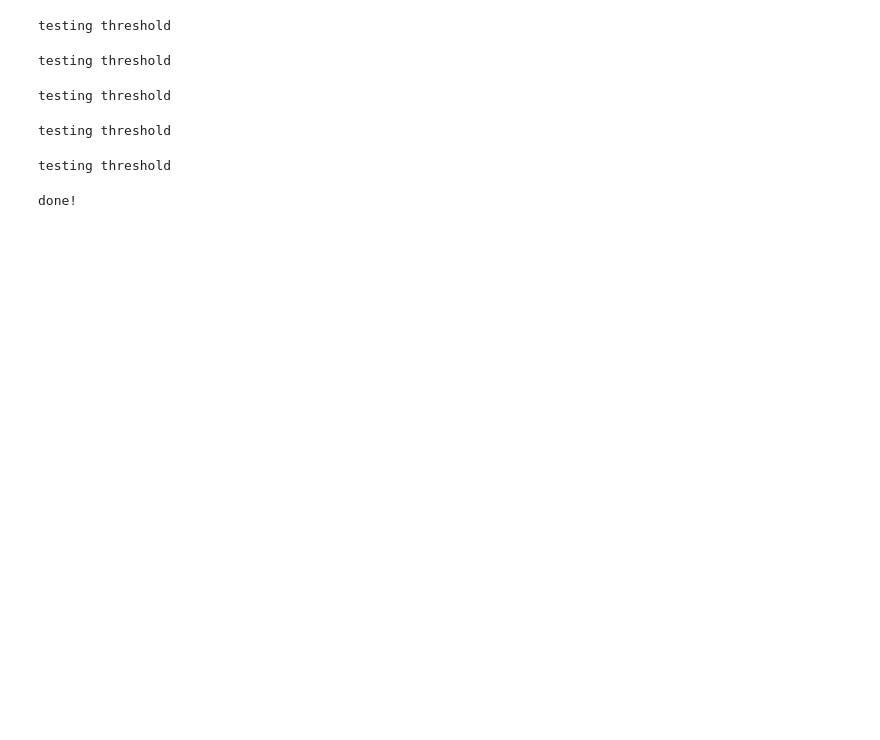
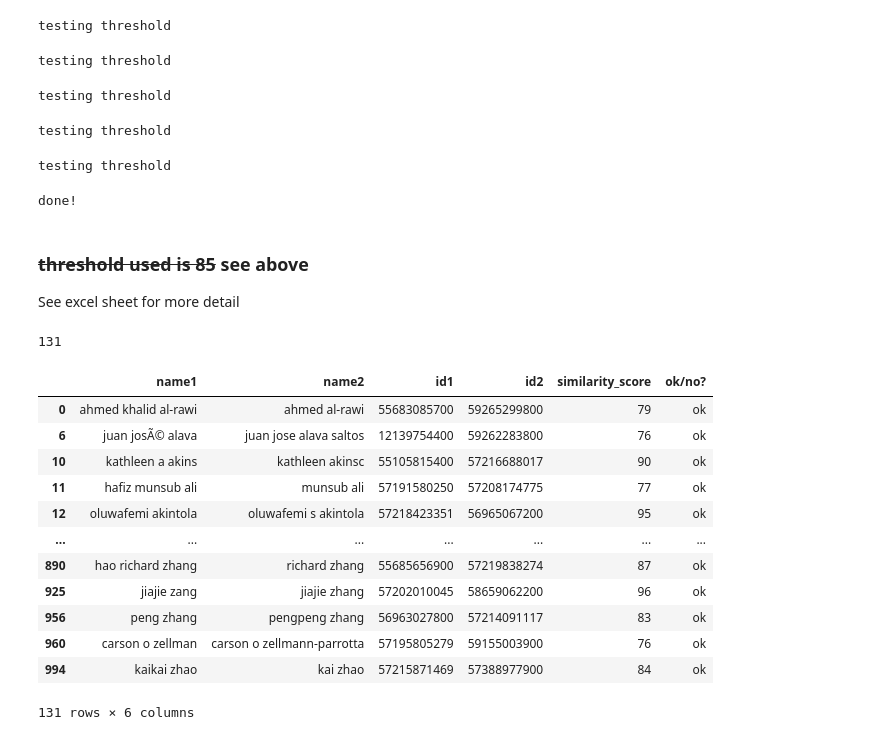
Before and after one commit to taniapoc/author_names, a Jupyter notebook: author_names.ipynb, the cells around one changed output. Cells and saved outputs as stored; diff of their text form; code cells hidden in the pictures; blank space fills up the shorter version.

```diff
--- a/author_names.ipynb
+++ b/author_names.ipynb
@@ -850,3 +845,29 @@ testing threshold
 testing threshold
 testing threshold
 done!
+# %% [markdown]
+### ~~threshold used is 85~~ see above
+See excel sheet for more detail
+# %%
+matches = pd.read_excel("sv name resolution threshold check.xlsx", sheet_name="75").drop(columns=['Unnamed: 6', 'Unnamed: 7', 'Unnamed: 8', 'Unnamed: 9'])
+
+matches = matches[matches['ok/no? '] == "ok"]
+
+print(len(matches))
+
+display(matches)
+# %% [output]
+131
+|  | name1 | name2 | id1 | id2 | similarity_score | ok/no? |
+| 0 | ahmed khalid al-rawi | ahmed al-rawi | 55683085700 | 59265299800 | 79 | ok |
+| 6 | juan josÃ© alava | juan jose alava saltos | 12139754400 | 59262283800 | 76 | ok |
+| 10 | kathleen a akins | kathleen akinsc | 55105815400 | 57216688017 | 90 | ok |
+| 11 | hafiz munsub ali | munsub ali | 57191580250 | 57208174775 | 77 | ok |
+| 12 | oluwafemi akintola | oluwafemi s akintola | 57218423351 | 56965067200 | 95 | ok |
+| ... | ... | ... | ... | ... | ... | ... |
+| 890 | hao richard zhang | richard zhang | 55685656900 | 57219838274 | 87 | ok |
+| 925 | jiajie zang | jiajie zhang | 57202010045 | 58659062200 | 96 | ok |
+| 956 | peng zhang | pengpeng zhang | 56963027800 | 57214091117 | 83 | ok |
+| 960 | carson o zellman | carson o zellmann-parrotta | 57195805279 | 59155003900 | 76 | ok |
+| 994 | kaikai zhao | kai zhao | 57215871469 | 57388977900 | 84 | ok |
+131 rows × 6 columns
```
Also changed, not shown: parts of 8 cells of this notebook, 14 other files.
